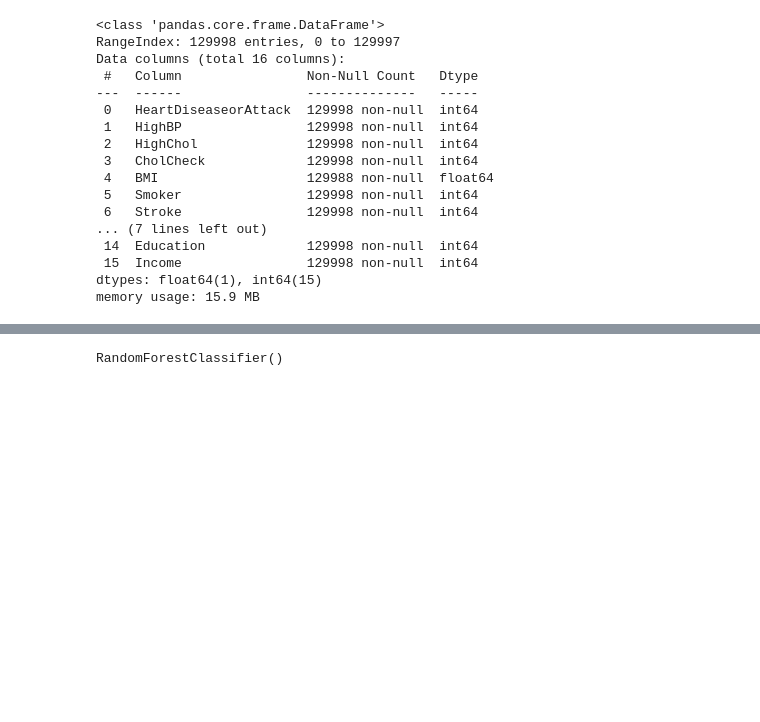
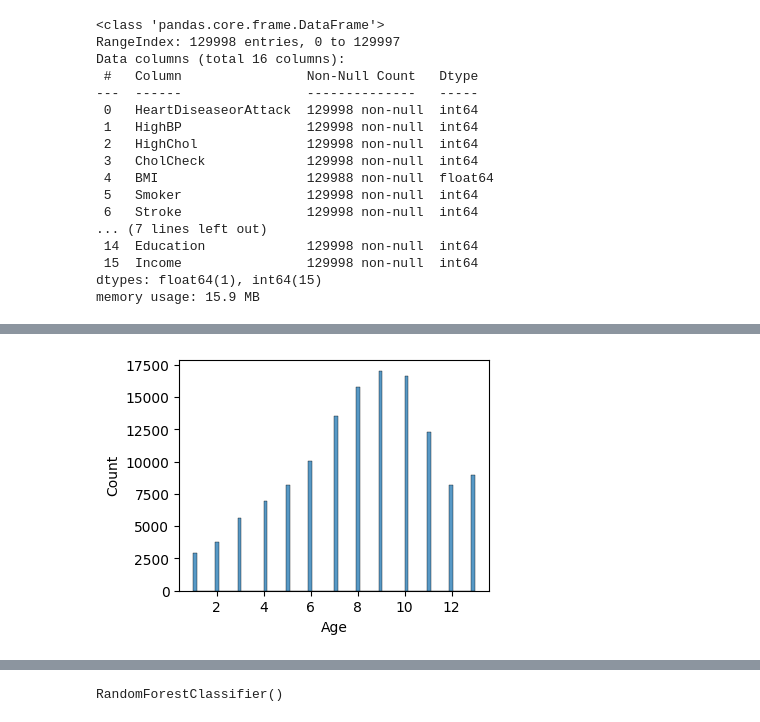
Before and after one commit to deveshpatwa/Machine_learning, a Jupyter notebook: Heart attack prediction/Project code.ipynb, the cells around one changed output, grey strips where cells are left out. Cells and saved outputs as stored; diff of their text form; code cells hidden in the pictures; blank space fills up the shorter version.

```diff
--- a/Heart attack prediction/Project code.ipynb
+++ b/Heart attack prediction/Project code.ipynb
@@ -66,0 +84,6 @@ df.head()
+# %%
+plt.figure(figsize=(4,3))
+sns.histplot(x=df['Age'])
+plt.show()
+# %% [output]
+[figure, added]
```
Also changed, not shown: parts of 15 cells of this notebook, 1 other file.
